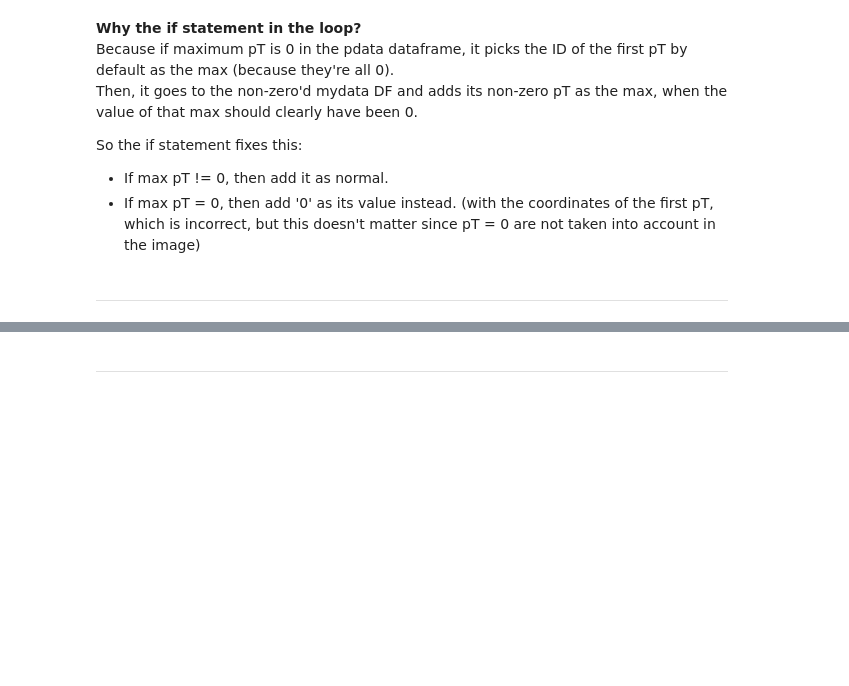
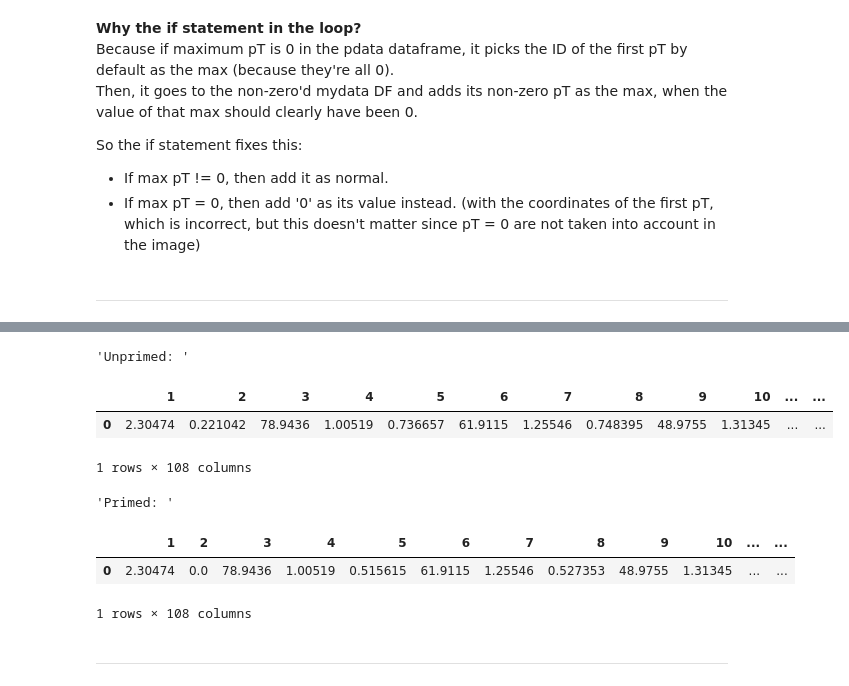
Before and after one commit to johngeorgousis/jet-classifier, a Jupyter notebook: MAIN.ipynb, the cells around one changed output, grey strips where cells are left out. Cells and saved outputs as stored; diff of their text form; code cells hidden in the pictures; blank space fills up the shorter version.

```diff
--- a/MAIN.ipynb
+++ b/MAIN.ipynb
@@ -279,3 +248,16 @@ mydata_prime
+# %%
+# Brief check by comparing first row
+display('Unprimed: ', mydata.head(1))
+display('Primed: ', mydata_prime.head(1))
+# %% [output]
+'Unprimed: '
+|  | 1 | 2 | 3 | 4 | 5 | 6 | 7 | 8 | 9 | 10 | ... | ... |
+| 0 | 2.30474 | 0.221042 | 78.9436 | 1.00519 | 0.736657 | 61.9115 | 1.25546 | 0.748395 | 48.9755 | 1.31345 | ... | ... |
+1 rows × 108 columns
+'Primed: '
+|  | 1 | 2 | 3 | 4 | 5 | 6 | 7 | 8 | 9 | 10 | ... | ... |
+| 0 | 2.30474 | 0.0 | 78.9436 | 1.00519 | 0.515615 | 61.9115 | 1.25546 | 0.527353 | 48.9755 | 1.31345 | ... | ... |
+1 rows × 108 columns
 # %% [markdown]
 ---
 # %% [markdown]
```
Also changed, not shown: parts of 9 cells of this notebook.
